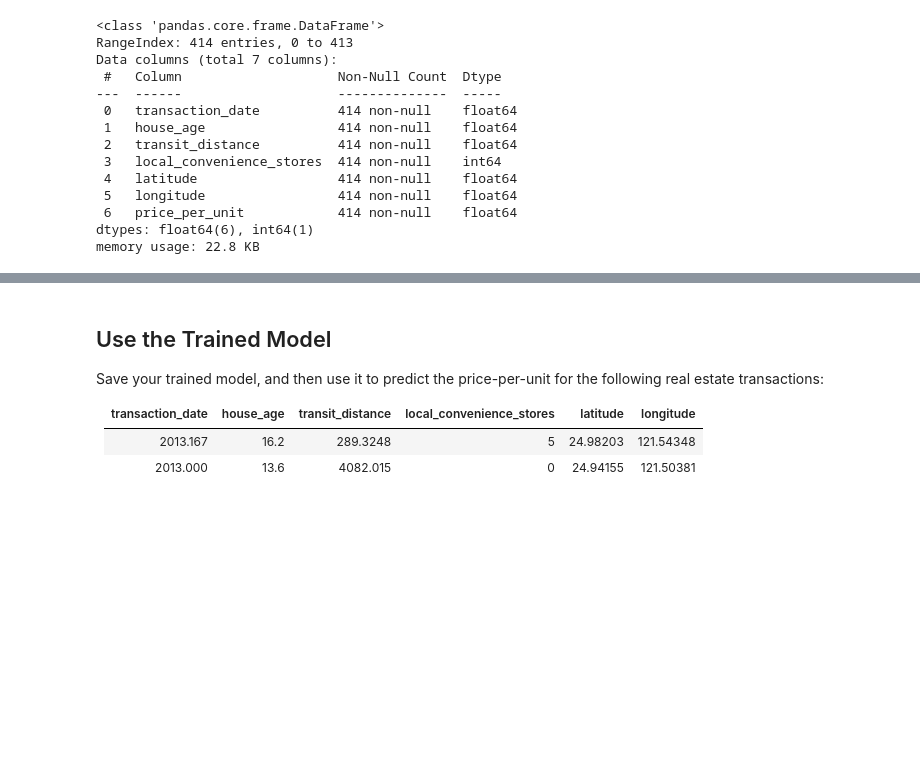
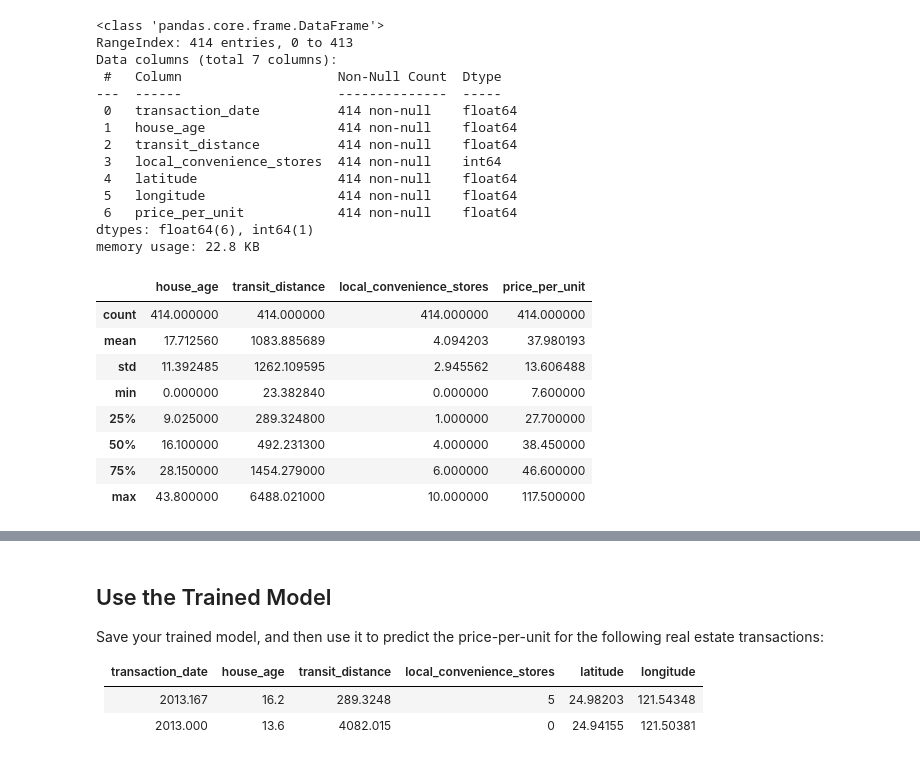
Before and after one commit to Berezovikov-A/ms_ml_challenges, a Jupyter notebook: 02 - Real Estate Regression Challenge.ipynb, the cells around one changed output, grey strips where cells are left out. Cells and saved outputs as stored; diff of their text form; code cells hidden in the pictures; blank space fills up the shorter version.

```diff
--- a/02 - Real Estate Regression Challenge.ipynb
+++ b/02 - Real Estate Regression Challenge.ipynb
@@ -71,7 +67,19 @@ dtypes: float64(6), int64(1)
 memory usage: 22.8 KB
 # %%
 label = 'price_per_unit'
-features = ['transaction_date', 'house_age', 'transit_distance', 'local_convenience_stores', 'latitude', 'longitude']
+numeric_features = ['house_age', 'transit_distance', 'local_convenience_stores']
+# %%
+data[numeric_features + [label]].describe()
+# %% [output]
+|  | house_age | transit_distance | local_convenience_stores | price_per_unit |
+| count | 414.000000 | 414.000000 | 414.000000 | 414.000000 |
+| mean | 17.712560 | 1083.885689 | 4.094203 | 37.980193 |
+| std | 11.392485 | 1262.109595 | 2.945562 | 13.606488 |
+| min | 0.000000 | 23.382840 | 0.000000 | 7.600000 |
+| 25% | 9.025000 | 289.324800 | 1.000000 | 27.700000 |
+| 50% | 16.100000 | 492.231300 | 4.000000 | 38.450000 |
+| 75% | 28.150000 | 1454.279000 | 6.000000 | 46.600000 |
+| max | 43.800000 | 6488.021000 | 10.000000 | 117.500000 |
 # %%
 from scripts import plots
 
```
Also changed, not shown: parts of 4 cells of this notebook.
